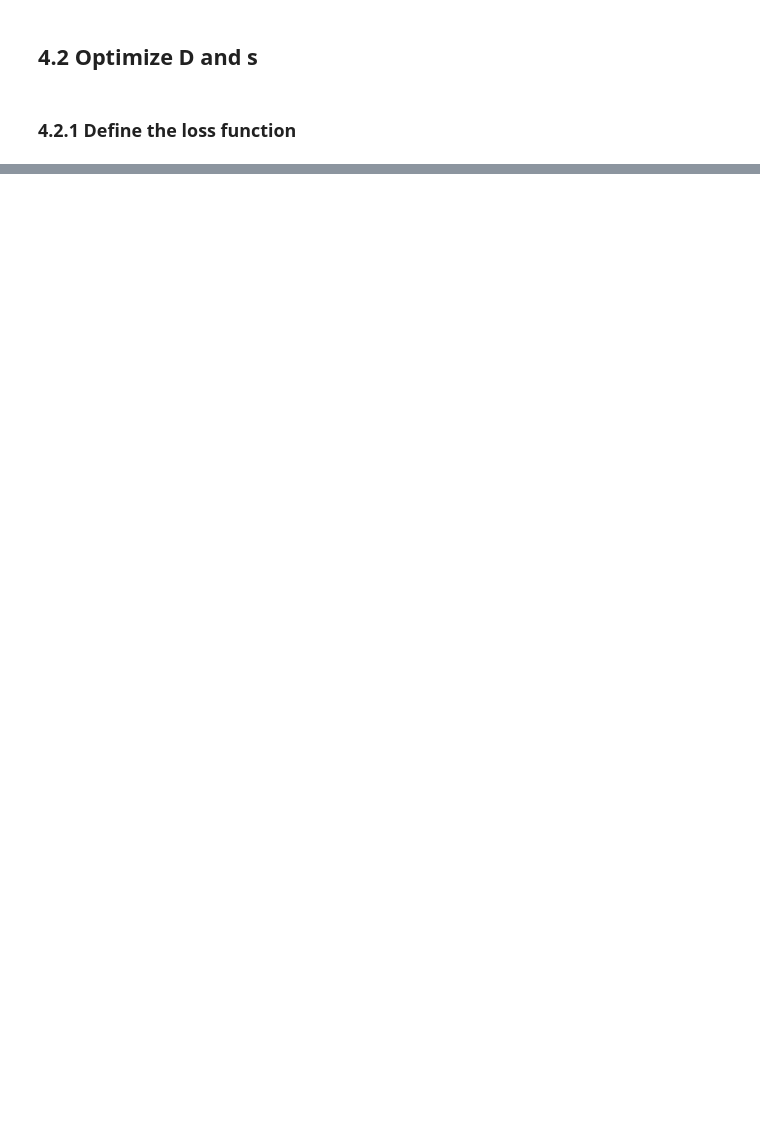
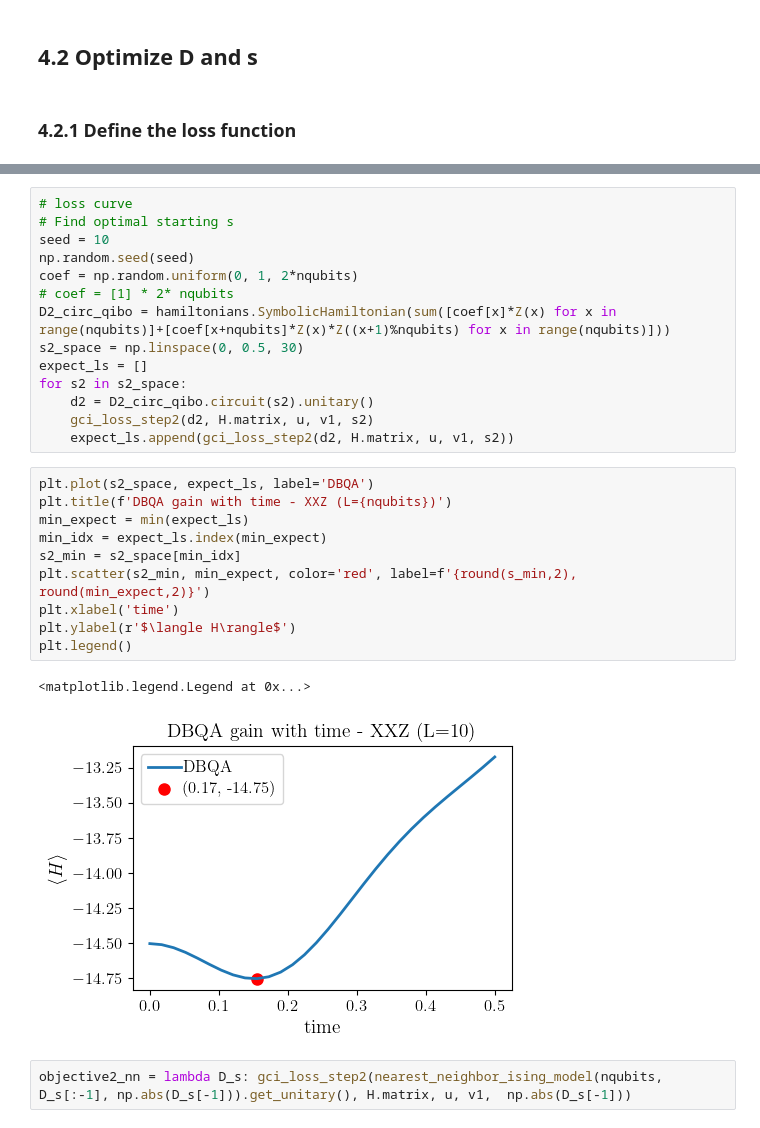
Before and after one commit to qiboteam/boostvqe, a Jupyter notebook: notebooks/quantinuum_native_gate_dbqa.ipynb, the cells around one changed output, grey strips where cells are left out. Cells and saved outputs as stored; diff of their text form; blank space fills up the shorter version.

Commit message:
Updated notebook: Ising model

```diff
--- a/notebooks/quantinuum_native_gate_dbqa.ipynb
+++ b/notebooks/quantinuum_native_gate_dbqa.ipynb
@@ -1163,0 +1265,29 @@ plt.legend()
+# %%
+# loss curve
+# Find optimal starting s
+seed = 10
+np.random.seed(seed)
+coef = np.random.uniform(0, 1, 2*nqubits)
+# coef = [1] * 2* nqubits
+D2_circ_qibo = hamiltonians.SymbolicHamiltonian(sum([coef[x]*Z(x) for x in range(nqubits)]+[coef[x+nqubits]*Z(x)*Z((x+1)%nqubits) for x in range(nqubits)]))
+s2_space = np.linspace(0, 0.5, 30)
+expect_ls = []
+for s2 in s2_space:
+    d2 = D2_circ_qibo.circuit(s2).unitary()
+    gci_loss_step2(d2, H.matrix, u, v1, s2)
+    expect_ls.append(gci_loss_step2(d2, H.matrix, u, v1, s2))
+# %%
+plt.plot(s2_space, expect_ls, label='DBQA')
+plt.title(f'DBQA gain with time - XXZ (L={nqubits})')
+min_expect = min(expect_ls)
+min_idx = expect_ls.index(min_expect)
+s2_min = s2_space[min_idx]
+plt.scatter(s2_min, min_expect, color='red', label=f'{round(s_min,2), round(min_expect,2)}')
+plt.xlabel('time')
+plt.ylabel(r'$\langle H\rangle$')
+plt.legend()
+# %% [output]
+<matplotlib.legend.Legend at 0x...>
+[figure, added]
+# %%
+objective2_nn = lambda D_s: gci_loss_step2(nearest_neighbor_ising_model(nqubits, D_s[:-1], np.abs(D_s[-1])).get_unitary(), H.matrix, u, v1,  np.abs(D_s[-1]))
```
Also changed, not shown: parts of 27 cells of this notebook.
